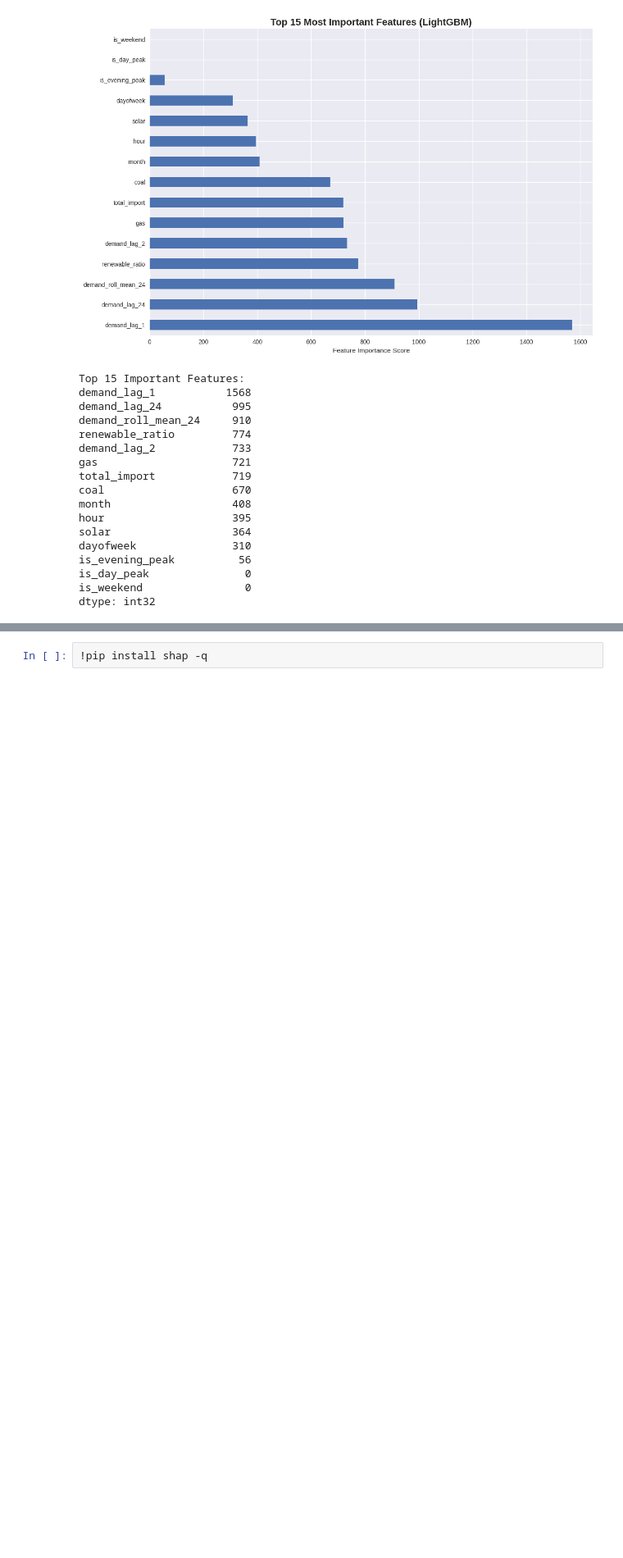
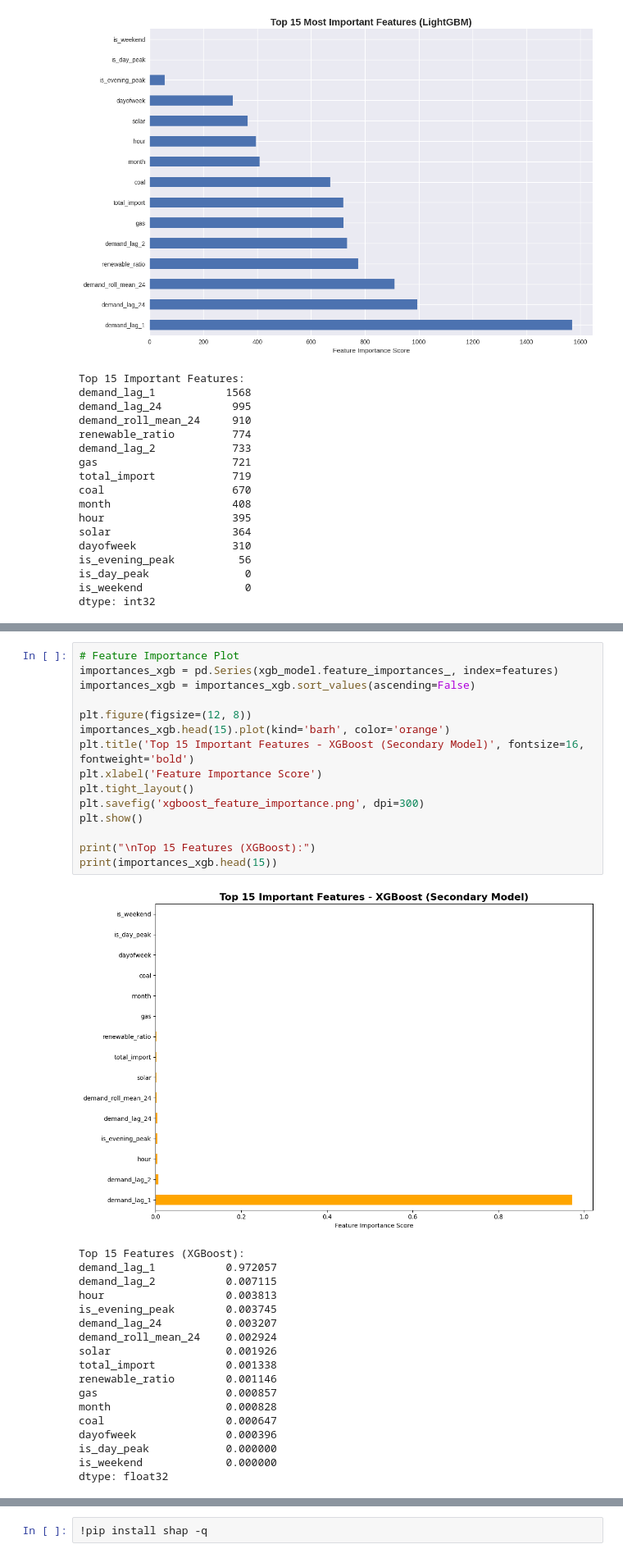
Before and after one commit to proshenjitbarua06-dot/skill-morph, a Jupyter notebook: Comparative_Analysis_of_Machine_Learning_Models_for_Short_Term_Electricity_Demand_Forecasting_in_Bangladesh_A_SHAP_Enabled_Interpretability_Study_Using_Hourly_PGCB_Data_(2015–2025).ipynb, the cells around one changed output, grey strips where cells are left out. Shown at 82% size. Drawn from its saved outputs; the diff is of its cells as text; blank space fills up the shorter version.

```diff
--- a/Comparative_Analysis_of_Machine_Learning_Models_for_Short_Term_Electricity_Demand_Forecasting_in_Bangladesh_A_SHAP_Enabled_Interpretability_Study_Using_Hourly_PGCB_Data_(2015–2025).ipynb
+++ b/Comparative_Analysis_of_Machine_Learning_Models_for_Short_Term_Electricity_Demand_Forecasting_in_Bangladesh_A_SHAP_Enabled_Interpretability_Study_Using_Hourly_PGCB_Data_(2015–2025).ipynb
@@ -469,0 +548,34 @@ dtype: int32
+# %%
+# Feature Importance Plot
+importances_xgb = pd.Series(xgb_model.feature_importances_, index=features)
+importances_xgb = importances_xgb.sort_values(ascending=False)
+
+plt.figure(figsize=(12, 8))
+importances_xgb.head(15).plot(kind='barh', color='orange')
+plt.title('Top 15 Important Features - XGBoost (Secondary Model)', fontsize=16, fontweight='bold')
+plt.xlabel('Feature Importance Score')
+plt.tight_layout()
+plt.savefig('xgboost_feature_importance.png', dpi=300)
+plt.show()
+
+print("\nTop 15 Features (XGBoost):")
+print(importances_xgb.head(15))
+# %% [output]
+[figure, added]
+Top 15 Features (XGBoost):
+demand_lag_1           0.972057
+demand_lag_2           0.007115
+hour                   0.003813
+is_evening_peak        0.003745
+demand_lag_24          0.003207
+demand_roll_mean_24    0.002924
+solar                  0.001926
+total_import           0.001338
+renewable_ratio        0.001146
+gas                    0.000857
+month                  0.000828
+coal                   0.000647
+dayofweek              0.000396
+is_day_peak            0.000000
+is_weekend             0.000000
+dtype: float32
```
Also changed, not shown: parts of 14 cells of this notebook.
